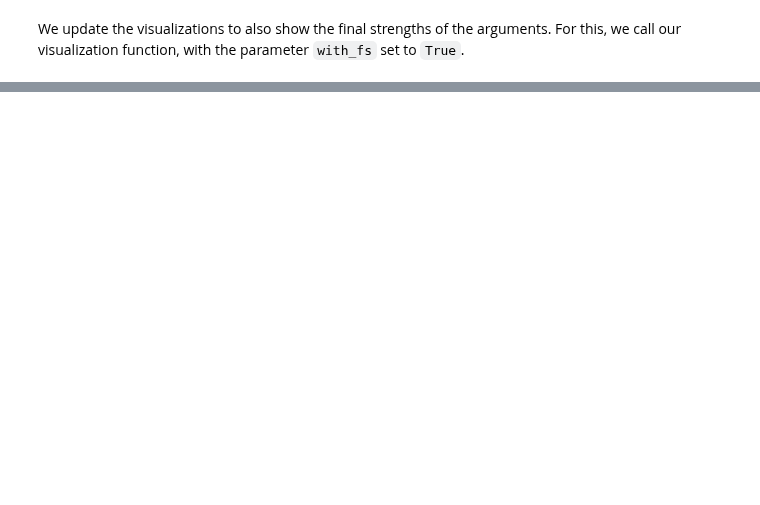
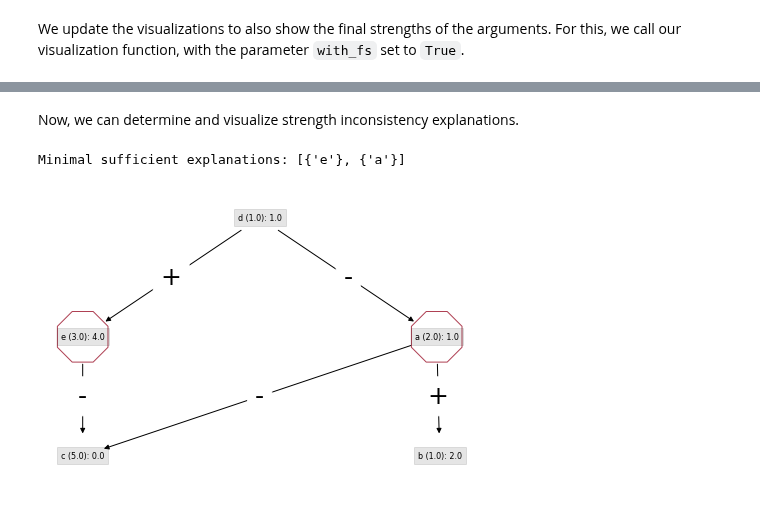
Before and after one commit to TimKam/Quantitative-Bipolar-Argumentation, a Jupyter notebook: examples.ipynb, the cells around one changed output, grey strips where cells are left out. Saved outputs shown, nothing was run; the diff lists cells and outputs as text; code cells hidden in the pictures; blank space fills up the shorter version.

```diff
--- a/examples.ipynb
+++ b/examples.ipynb
@@ -97,0 +132,9 @@ Given two argumentation frameworks and two arguments therein (so-called *topic a
+# %% [markdown]
+Now, we can determine and visualize strength inconsistency explanations.
+# %%
+min_sufficient_explanations = qbaf_1.minimalSSIExplanations(qbaf_2, 'b', 'c')
+print(f'Minimal sufficient explanations: {min_sufficient_explanations}')
+visualize(qbaf_2, explanations=min_sufficient_explanations, with_fs=True)
+# %% [output]
+Minimal sufficient explanations: [{'e'}, {'a'}]
+[figure, added]
```
Also changed, not shown: parts of 10 cells of this notebook.
